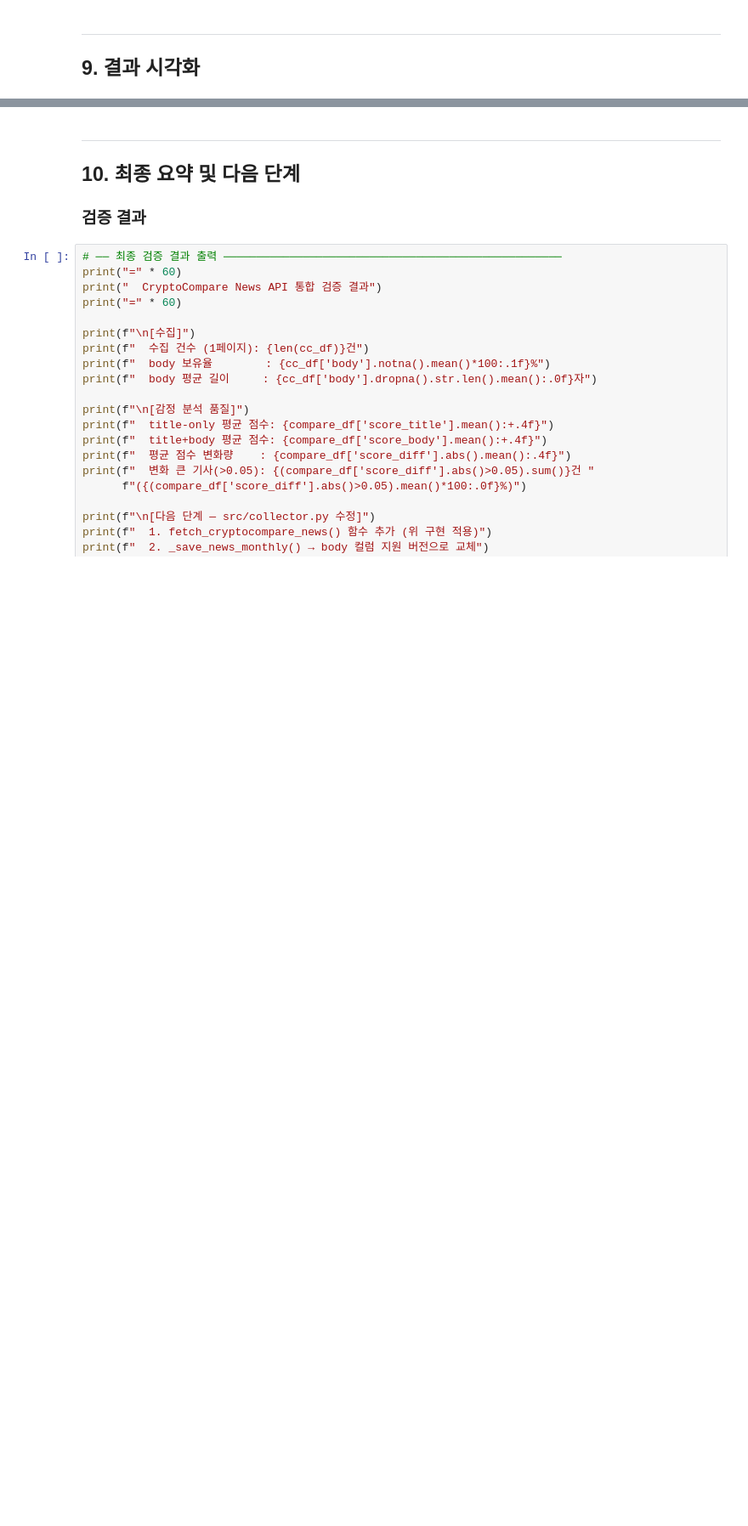
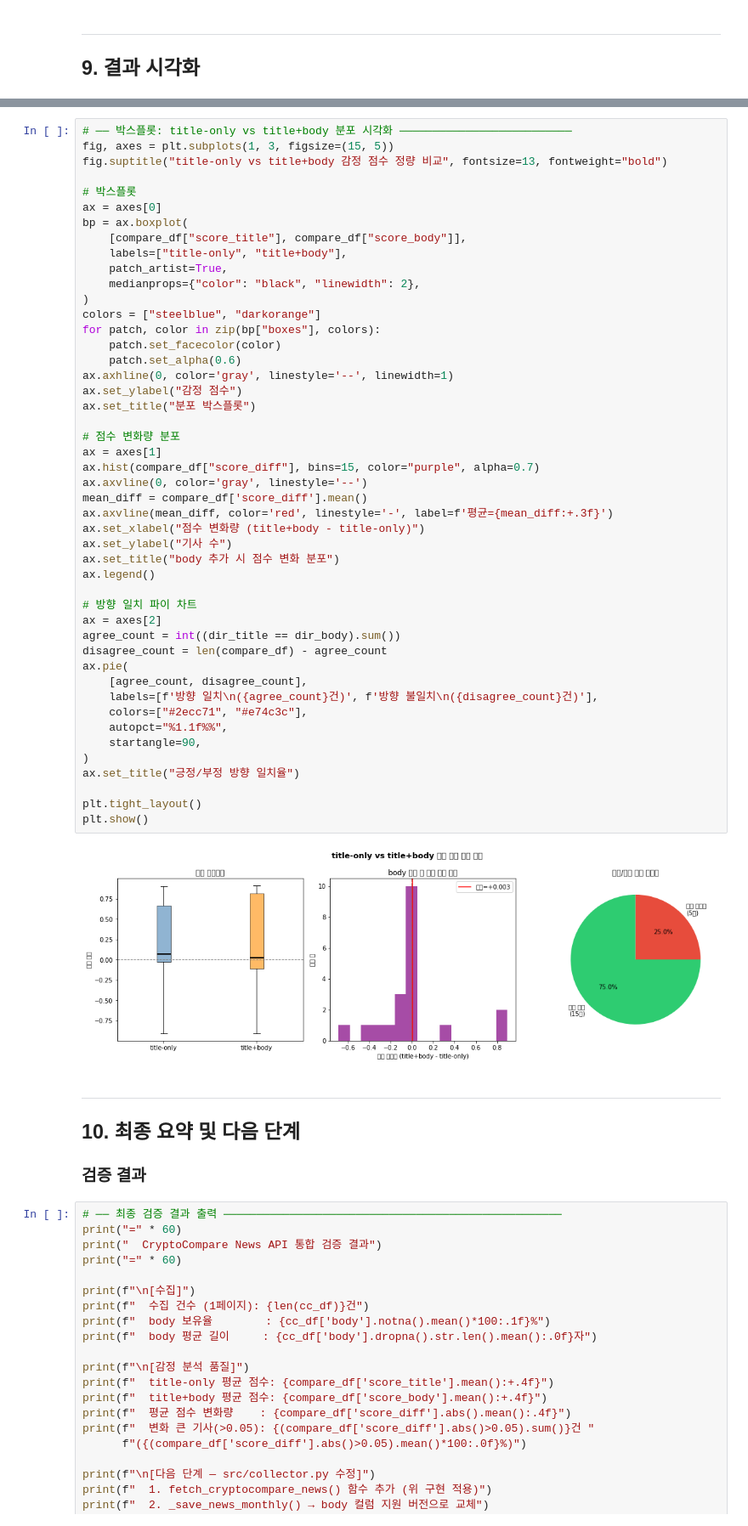
Before and after one commit to chodonghee-hub/Crypto-Trend-Analysis, a Jupyter notebook: notebooks/05_cryptocompare_api.ipynb, the cells around one changed output, grey strips where cells are left out. Shown at 85% size. Drawn from its saved outputs; the diff is of its cells as text; blank space fills up the shorter version.

Commit message:
feat: add notebooks compare api & price prediction

```diff
--- a/notebooks/05_cryptocompare_api.ipynb
+++ b/notebooks/05_cryptocompare_api.ipynb
@@ -777,3 +915,52 @@ plt.show()
+# %%
+# ── 박스플롯: title-only vs title+body 분포 시각화 ──────────────────────────
+fig, axes = plt.subplots(1, 3, figsize=(15, 5))
+fig.suptitle("title-only vs title+body 감정 점수 정량 비교", fontsize=13, fontweight="bold")
+
+# 박스플롯
+ax = axes[0]
+bp = ax.boxplot(
+    [compare_df["score_title"], compare_df["score_body"]],
+    labels=["title-only", "title+body"],
+    patch_artist=True,
+    medianprops={"color": "black", "linewidth": 2},
+)
+colors = ["steelblue", "darkorange"]
+for patch, color in zip(bp["boxes"], colors):
+    patch.set_facecolor(color)
+    patch.set_alpha(0.6)
+ax.axhline(0, color='gray', linestyle='--', linewidth=1)
+ax.set_ylabel("감정 점수")
+ax.set_title("분포 박스플롯")
+
+# 점수 변화량 분포
+ax = axes[1]
+ax.hist(compare_df["score_diff"], bins=15, color="purple", alpha=0.7)
+ax.axvline(0, color='gray', linestyle='--')
+mean_diff = compare_df['score_diff'].mean()
+ax.axvline(mean_diff, color='red', linestyle='-', label=f'평균={mean_diff:+.3f}')
+ax.set_xlabel("점수 변화량 (title+body - title-only)")
+ax.set_ylabel("기사 수")
+ax.set_title("body 추가 시 점수 변화 분포")
+ax.legend()
+
+# 방향 일치 파이 차트
+ax = axes[2]
+agree_count = int((dir_title == dir_body).sum())
+disagree_count = len(compare_df) - agree_count
+ax.pie(
+    [agree_count, disagree_count],
+    labels=[f'방향 일치\n({agree_count}건)', f'방향 불일치\n({disagree_count}건)'],
+    colors=["#2ecc71", "#e74c3c"],
+    autopct="%1.1f%%",
+    startangle=90,
+)
+ax.set_title("긍정/부정 방향 일치율")
+
+plt.tight_layout()
+plt.show()
+# %% [output]
+[figure, added]
 # %% [markdown]
 ---
 ## 10. 최종 요약 및 다음 단계
```
Also changed, not shown: parts of 20 cells of this notebook, 1 other file.
